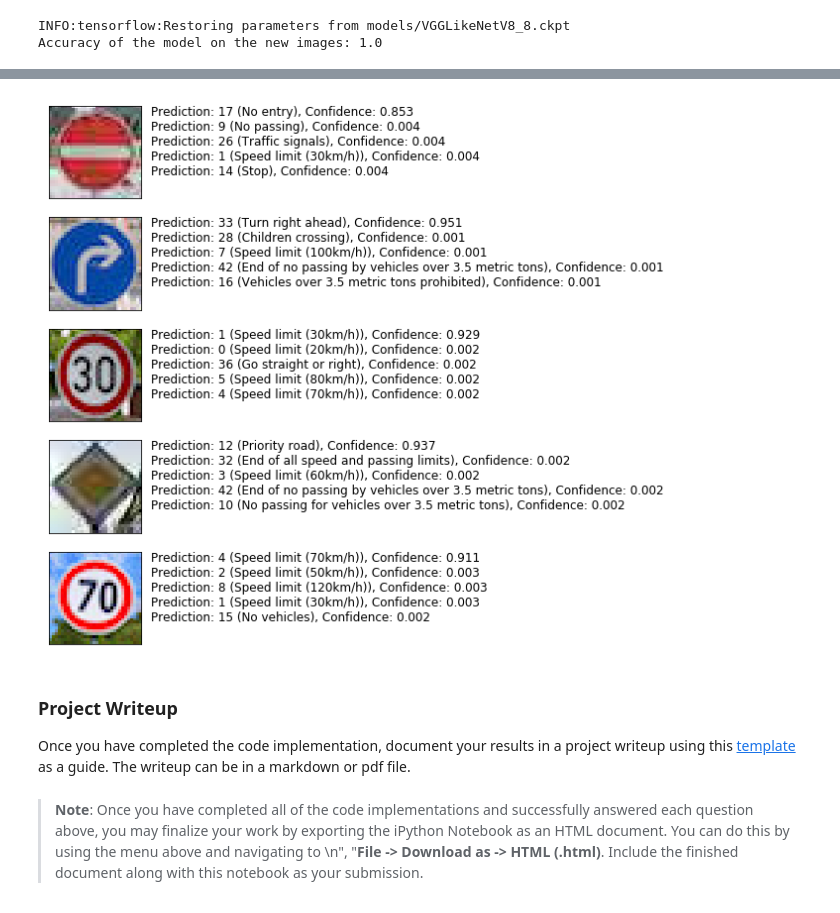
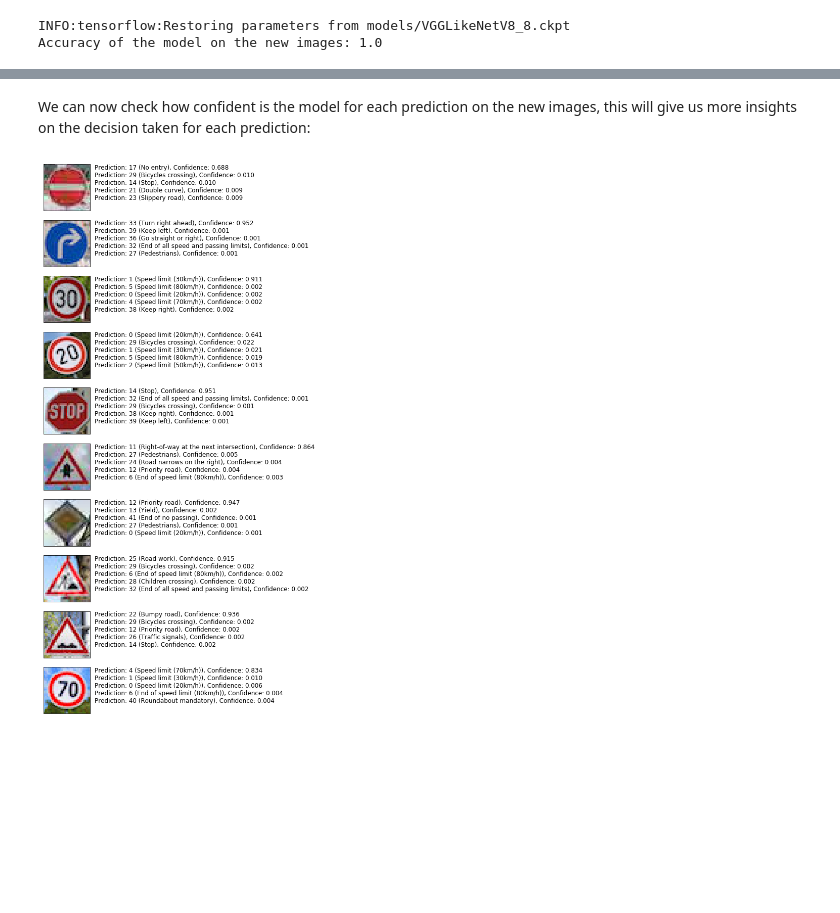
Before and after one commit to marcomarasca/SDCND-Traffic-Sign-Classifier, a Jupyter notebook: Traffic_Sign_Classifier.ipynb, the cells around one changed output, grey strips where cells are left out. Drawn from its saved outputs; the diff is of its cells as text; code cells hidden in the pictures; blank space fills up the shorter version.

Commit message:
Final results and activations visualization

```diff
--- a/Traffic_Sign_Classifier.ipynb
+++ b/Traffic_Sign_Classifier.ipynb
@@ -1097,8 +1071,7 @@ def plot_results(model, params, train_log, valid_log, test_loss, test_acc, save
     epochs           = params['epochs']
     batch_size       = params['batch_size']
     learning_rate    = params['learning_rate']
-    keep_prob_cv     = params['keep_prob_cv']
-    keep_prob_fc     = params['keep_prob_fc']
+    keep_probability = params['keep_probability']
     l2_beta          = params['l2_beta']
     bn_decay         = params['bn_decay']
 
@@ -1134,15 +1107,15 @@ def plot_results(model, params, train_log, valid_log, test_loss, test_acc, save
 
     ax2 = ax1.twinx()
 
-    ax2.plot(train_log[:,1], label='Train Accuracy', color = c3)
-    ax2.plot(valid_log[:,1], label='Validation Accuracy', color = c4)
+    ax2.plot(x, train_log[:,1], label='Train Accuracy', color = c3)
+    ax2.plot(x, valid_log[:,1], label='Validation Accuracy', color = c4)
 
     ax2.set_ylabel('Accuracy', color = c3)
     ax2.tick_params('y', colors = c3)
 
     plt.title("{} (EP: {}, BS: {}, LR: {}, KP: {}, L2: {}, BN: {})".format(
         model_name, epochs, batch_size, learning_rate,
-        '({}, {})'.format(keep_prob_cv, keep_prob_fc),
+        keep_probability,
         l2_beta if model.l2_reg else 'OFF',
         bn_decay if model.batch_normalize else 'OFF'
     ))
@@ -1208,16 +1181,17 @@ experiments = [
         'y'               : y_train_final,
         'X_valid'         : X_valid_final,
         'y_valid'         : y_valid_final,
-        'epochs'          : 40,
+        'epochs'          : 50,
         'batch_size'      : 128,
         'learning_rate'   : 0.00025,
-        'keep_prob_cv'    : 1.0,
-        'keep_prob_fc'    : 0.5,
+        'keep_probability': 0.5,
         'l2_beta'         : 0.0001,
         'bn_decay'        : 0.9,
         'skip'            : False
     }
 ]
+
+results = []
 # %%
 results = run_experiments(experiments)
 # %% [output]
@@ -1536,43 +1533,39 @@ Looking just at the first row we get `[ 0.34763842,  0.24879643,  0.12789202]`,
+# %% [markdown]
+We can now check how confident is the model for each prediction on the new images, this will give us more insights on the decision taken for each prediction:
 # %%
-### Print out the top five softmax probabilities for the predictions on the German traffic sign images found on the web.
-### Feel free to use as many code cells as needed.
+def plot_top_k(X, top_k):
+
+    plt.figure(figsize = (10, 20))
+
+    for i, img in enumerate(X):
+        indices = top_k.indices[i]
+        values = top_k.values[i]
+        ax = plt.subplot(10, 1, i + 1)
+        plt.xticks([])
+        plt.yticks([])
+        plt.imshow(img)
+
+        text = ''
+
+        for j, idx in enumerate(indices):
+
+
+            sign = labels_map[idx][0]
+            sign_label = labels_map[idx][1]
+            sign_p = values[j]
+
+            text += "Prediction: {} ({}), Confidence: {:.3f}\n".format(sign, sign_label, sign_p)
+
+        plt.text(1.1, 1, text, horizontalalignment='left', verticalalignment='top', fontsize = 12, transform=ax.transAxes)
+
+    plt.show()
 
 def compute_top_k(prob):
     with tf.Session() as sess:
         return sess.run(tf.nn.top_k(prob, k = 5))
 
 # prob was computed in the previous cell for the predictions
 top_k = compute_top_k(prob)
-
-
-plt.figure(figsize = (10, 10))
-
-for i, img in enumerate(X_ext):
-    indices = top_k.indices[i]
-    values = top_k.values[i]
-    ax = plt.subplot(5, 1, i + 1)
-    plt.xticks([])
-    plt.yticks([])
-    plt.imshow(img)
-
-    text = ''
-
-    for j, idx in enumerate(indices):
-
-
-        sign = labels_map[idx][0]
-        sign_label = labels_map[idx][1]
-        sign_p = values[j]
-
-        text += "Prediction: {} ({}), Confidence: {:.3f}\n".format(sign, sign_label, sign_p)
-
-    plt.text(1.1, 1, text, horizontalalignment='left', verticalalignment='top', fontsize = 12, transform=ax.transAxes)
+plot_top_k(X_ext, top_k)
 # %% [output]
-[figure, old version]
+[figure, new version]
-# %% [markdown]
-### Project Writeup
-
-Once you have completed the code implementation, document your results in a project writeup using this [template](https://github.com/udacity/CarND-Traffic-Sign-Classifier-Project/blob/master/writeup_template.md) as a guide. The writeup can be in a markdown or pdf file.
-# %% [markdown]
-> **Note**: Once you have completed all of the code implementations and successfully answered each question above, you may finalize your work by exporting the iPython Notebook as an HTML document. You can do this by using the menu above and navigating to  \n",
-    "**File -> Download as -> HTML (.html)**. Include the finished document along with this notebook as your submission.
```
Also changed, not shown: parts of 55 cells of this notebook, 5 other files.
